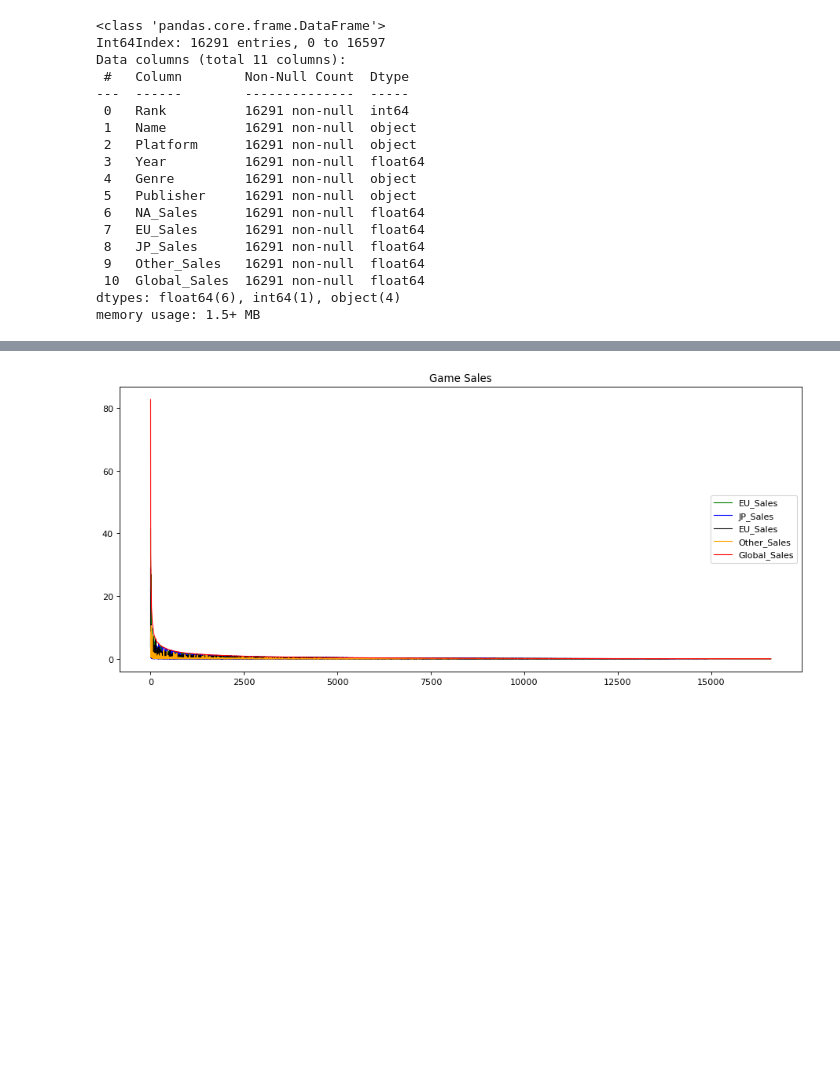
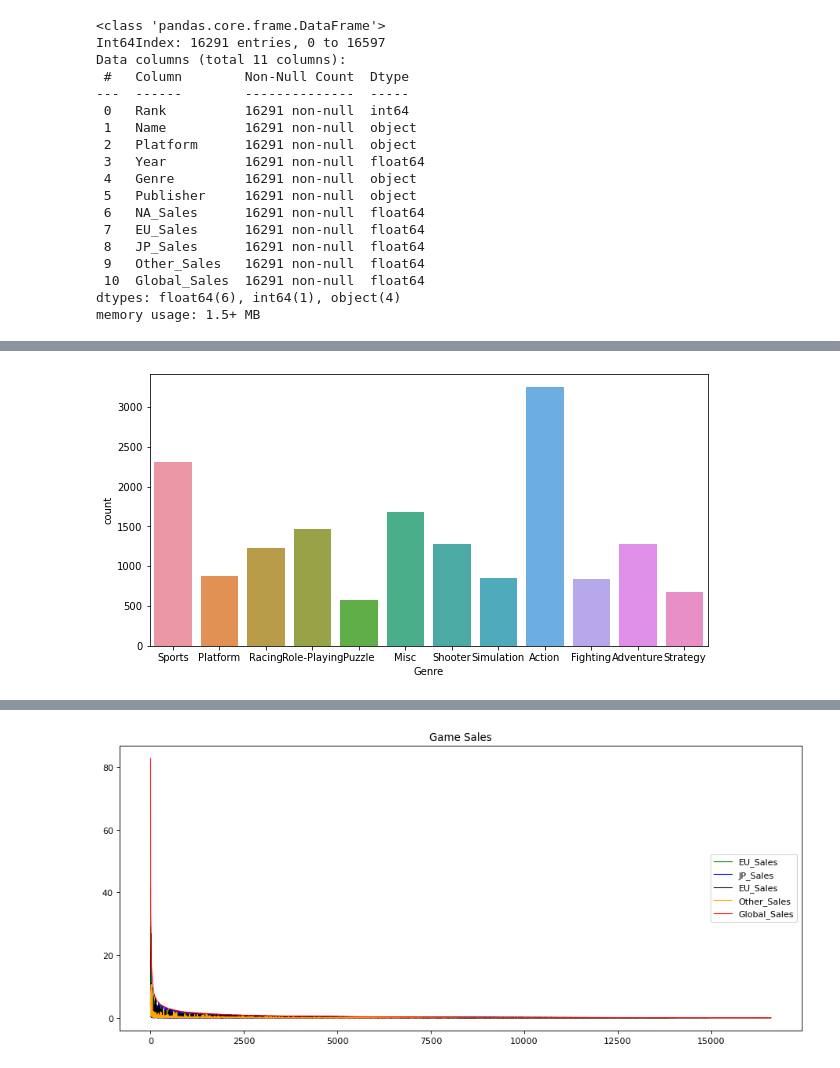
Before and after one commit to RageJohnny/algo_seminararbeit, a Jupyter notebook: Tree - Based Models.ipynb, the cells around one changed output, grey strips where cells are left out. Cells and saved outputs as stored; diff of their text form; code cells hidden in the pictures; blank space fills up the shorter version.

```diff
--- a/Tree - Based Models.ipynb
+++ b/Tree - Based Models.ipynb
@@ -92,0 +130,6 @@ plt.show()
+# %%
+plt.figure(figsize=(10,5))
+sns.countplot(x="Genre", data=vgsales_data)
+plt.show()
+# %% [output]
+[figure, added]
```
Also changed, not shown: parts of 39 cells of this notebook, 2 other files.
